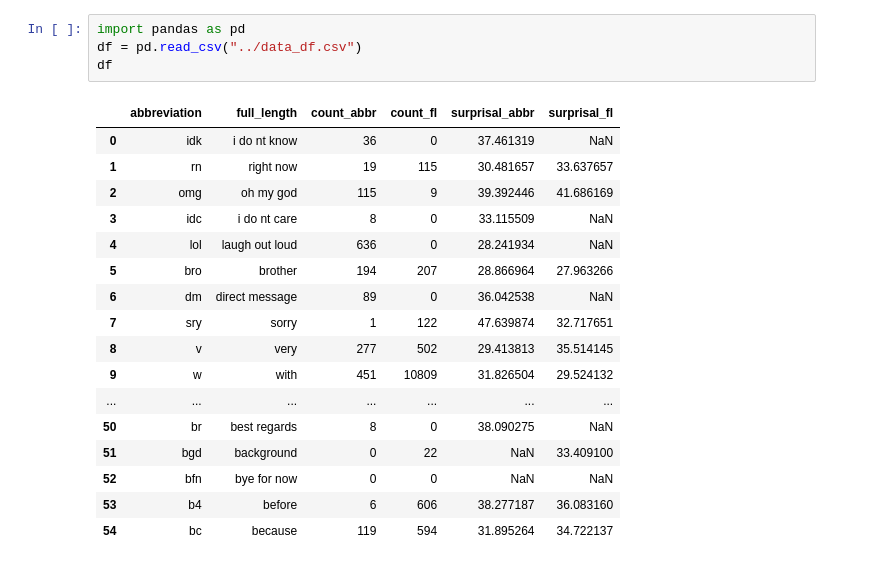
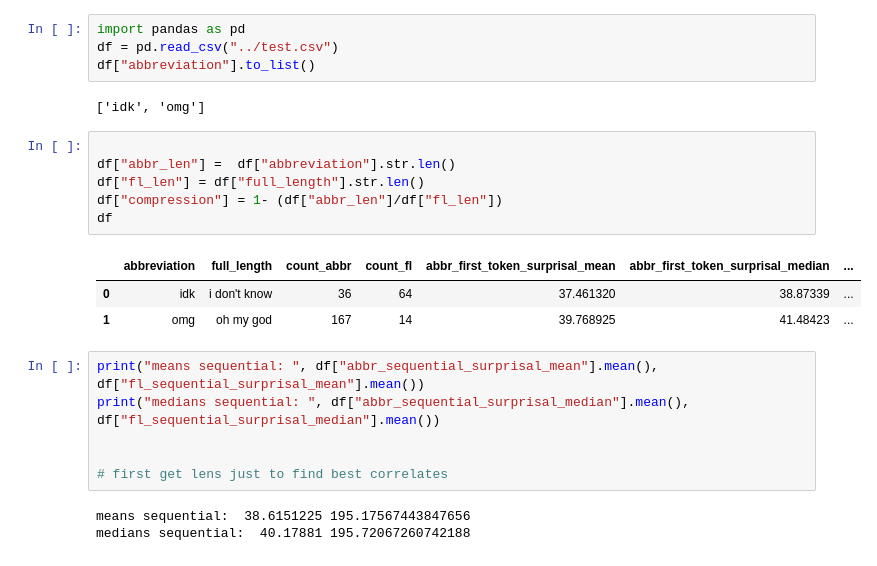
Before and after one commit to erafkin/twitter_abbreviation_word_length, a Jupyter notebook: notebooks/explore.ipynb, the cells around one changed output. Saved outputs shown, nothing was run; the diff lists cells and outputs as text.

```diff
--- a/notebooks/explore.ipynb
+++ b/notebooks/explore.ipynb
@@ -1,22 +1,25 @@
 # %%
 import pandas as pd
-df = pd.read_csv("../data_df.csv")
-df
+df = pd.read_csv("../test.csv")
+df["abbreviation"].to_list()
 # %% [output]
-|  | abbreviation | full_length | count_abbr | count_fl | surprisal_abbr | surprisal_fl |
-| 0 | idk | i do nt know | 36 | 0 | 37.461319 | NaN |
-| 1 | rn | right now | 19 | 115 | 30.481657 | 33.637657 |
-| 2 | omg | oh my god | 115 | 9 | 39.392446 | 41.686169 |
-| 3 | idc | i do nt care | 8 | 0 | 33.115509 | NaN |
-| 4 | lol | laugh out loud | 636 | 0 | 28.241934 | NaN |
-| 5 | bro | brother | 194 | 207 | 28.866964 | 27.963266 |
-| 6 | dm | direct message | 89 | 0 | 36.042538 | NaN |
-| 7 | sry | sorry | 1 | 122 | 47.639874 | 32.717651 |
-| 8 | v | very | 277 | 502 | 29.413813 | 35.514145 |
-| 9 | w | with | 451 | 10809 | 31.826504 | 29.524132 |
-| ... | ... | ... | ... | ... | ... | ... |
-| 50 | br | best regards | 8 | 0 | 38.090275 | NaN |
-| 51 | bgd | background | 0 | 22 | NaN | 33.409100 |
-| 52 | bfn | bye for now | 0 | 0 | NaN | NaN |
-| 53 | b4 | before | 6 | 606 | 38.277187 | 36.083160 |
-| 54 | bc | because | 119 | 594 | 31.895264 | 34.722137 |
+['idk', 'omg']
+# %%
+
+df["abbr_len"] =  df["abbreviation"].str.len()
+df["fl_len"] = df["full_length"].str.len()
+df["compression"] = 1- (df["abbr_len"]/df["fl_len"])
+df
+# %% [output]
+|  | abbreviation | full_length | count_abbr | count_fl | abbr_first_token_surprisal_mean | abbr_first_token_surprisal_median | ... |
+| 0 | idk | i don't know | 36 | 64 | 37.461320 | 38.87339 | ... |
+| 1 | omg | oh my god | 167 | 14 | 39.768925 | 41.48423 | ... |
+# %%
+print("means sequential: ", df["abbr_sequential_surprisal_mean"].mean(), df["fl_sequential_surprisal_mean"].mean())
+print("medians sequential: ", df["abbr_sequential_surprisal_median"].mean(), df["fl_sequential_surprisal_median"].mean())
+
+
+# first get lens just to find best correlates
+# %% [output]
+means sequential:  38.6151225 195.17567443847656
+medians sequential:  40.17881 195.72067260742188
```
Also changed, not shown: parts of 8 cells of this notebook, 6 other files.
